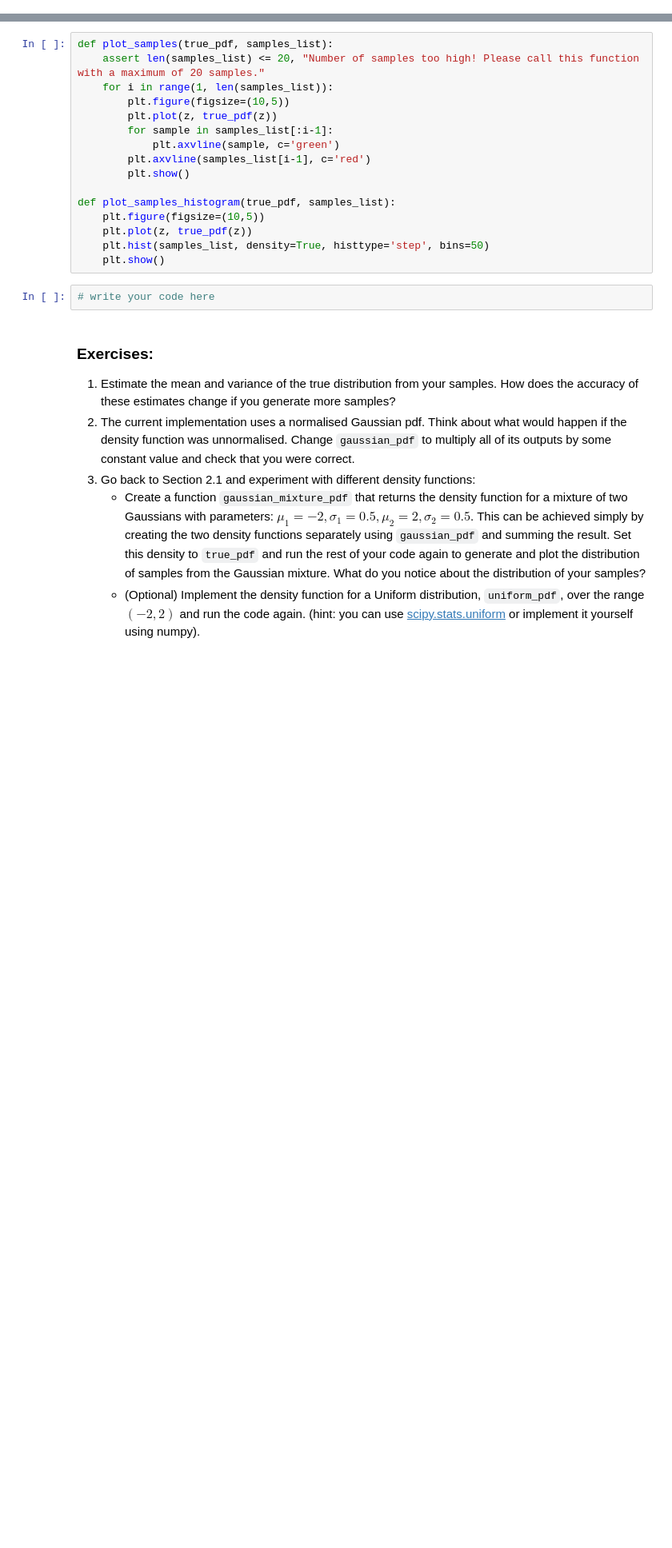
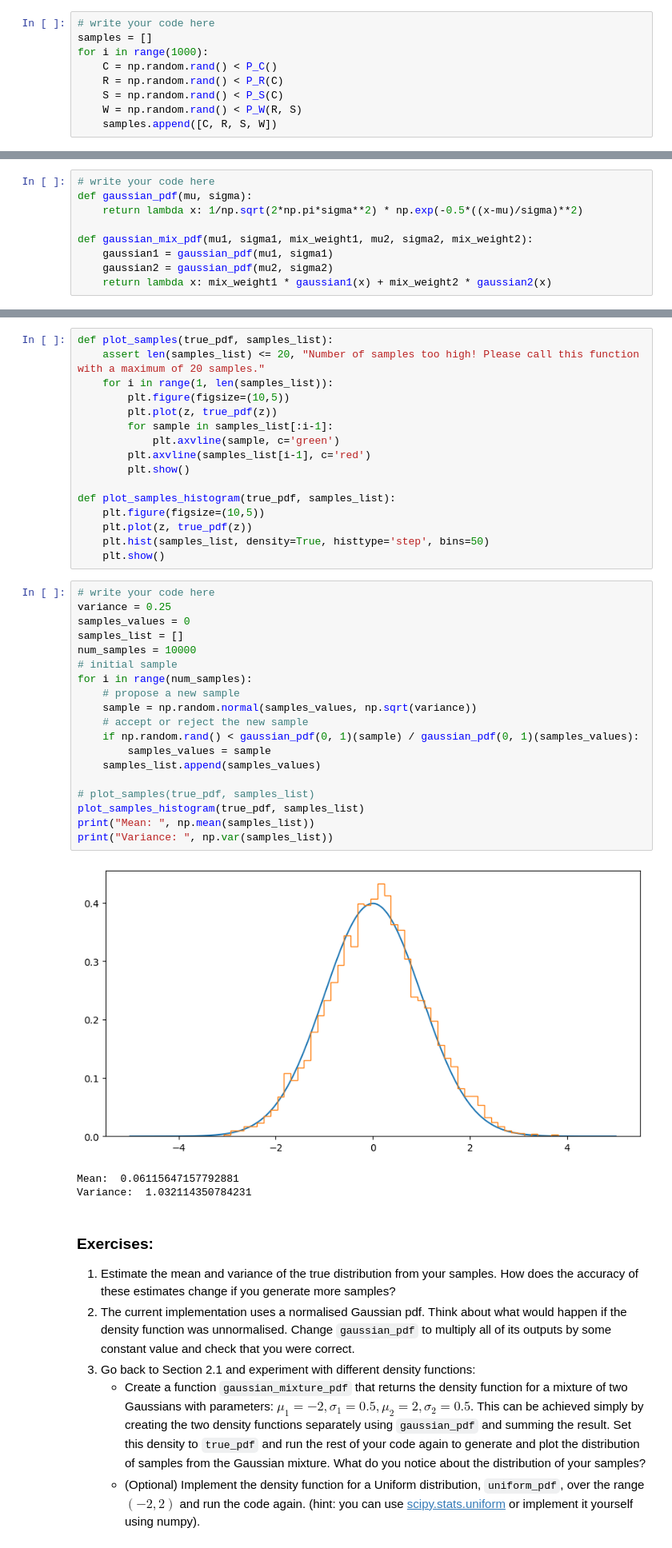
Before and after one commit to ZehuaLiuY/lab_sheets_public, a Jupyter notebook: lab3/lab3-Bayesian_Networks_MCMC_PyMC3.ipynb, the cells around one changed output, grey strips where cells are left out. Shown at 80% size. Saved outputs shown, nothing was run; the diff lists cells and outputs as text; blank space fills up the shorter version.

```diff
--- a/lab3/lab3-Bayesian_Networks_MCMC_PyMC3.ipynb
+++ b/lab3/lab3-Bayesian_Networks_MCMC_PyMC3.ipynb
@@ -53,3 +51,12 @@ Use the above functions to:
+# %%
+# write your code here
+samples = []
+for i in range(1000):
+    C = np.random.rand() < P_C()
+    R = np.random.rand() < P_R(C)
+    S = np.random.rand() < P_S(C)
+    W = np.random.rand() < P_W(R, S)
+    samples.append([C, R, S, W])
 # %% [markdown]
 The ability to obtain a large number of samples from the joint distribution like this is very powerful because it allows for estimates of many different quantities relating to the distribution to be calculated. Use the list of samples to compute and print out estimates of the following:
 - Marginal distributions of each variable: P(**C**), P(**R**), P(**S**) and P(**W**).
@@ -78,3 +104,12 @@ For this implementation it may be useful to use a `lambda` function which is a v
+# %%
+# write your code here
+def gaussian_pdf(mu, sigma):
+    return lambda x: 1/np.sqrt(2*np.pi*sigma**2) * np.exp(-0.5*((x-mu)/sigma)**2)
+
+def gaussian_mix_pdf(mu1, sigma1, mix_weight1, mu2, sigma2, mix_weight2):
+    gaussian1 = gaussian_pdf(mu1, sigma1)
+    gaussian2 = gaussian_pdf(mu2, sigma2)
+    return lambda x: mix_weight1 * gaussian1(x) + mix_weight2 * gaussian2(x)
 # %% [markdown]
 The code below uses this function to create and plot a Gaussian pdf with `mu=0.0` and `sigma=1.0`.
 # %%
@@ -127,8 +164,29 @@ def plot_samples_histogram(true_pdf, samples_list):
     plt.plot(z, true_pdf(z))
     plt.hist(samples_list, density=True, histtype='step', bins=50)
     plt.show()
-# %%
-# write your code here
+# %%
+# write your code here
+variance = 0.25
+samples_values = 0
+samples_list = []
+num_samples = 10000
+# initial sample
+for i in range(num_samples):
+    # propose a new sample
+    sample = np.random.normal(samples_values, np.sqrt(variance))
+    # accept or reject the new sample
+    if np.random.rand() < gaussian_pdf(0, 1)(sample) / gaussian_pdf(0, 1)(samples_values):
+        samples_values = sample
+    samples_list.append(samples_values)
+
+# plot_samples(true_pdf, samples_list)
+plot_samples_histogram(true_pdf, samples_list)
+print("Mean: ", np.mean(samples_list))
+print("Variance: ", np.var(samples_list))
+# %% [output]
+[figure, added]
+Mean:  0.06115647157792881
+Variance:  1.032114350784231
 # %% [markdown]
 ### Exercises:
 1. Estimate the mean and variance of the true distribution from your samples. How does the accuracy of these estimates change if you generate more samples?
```
Also changed, not shown: parts of 10 cells of this notebook.
